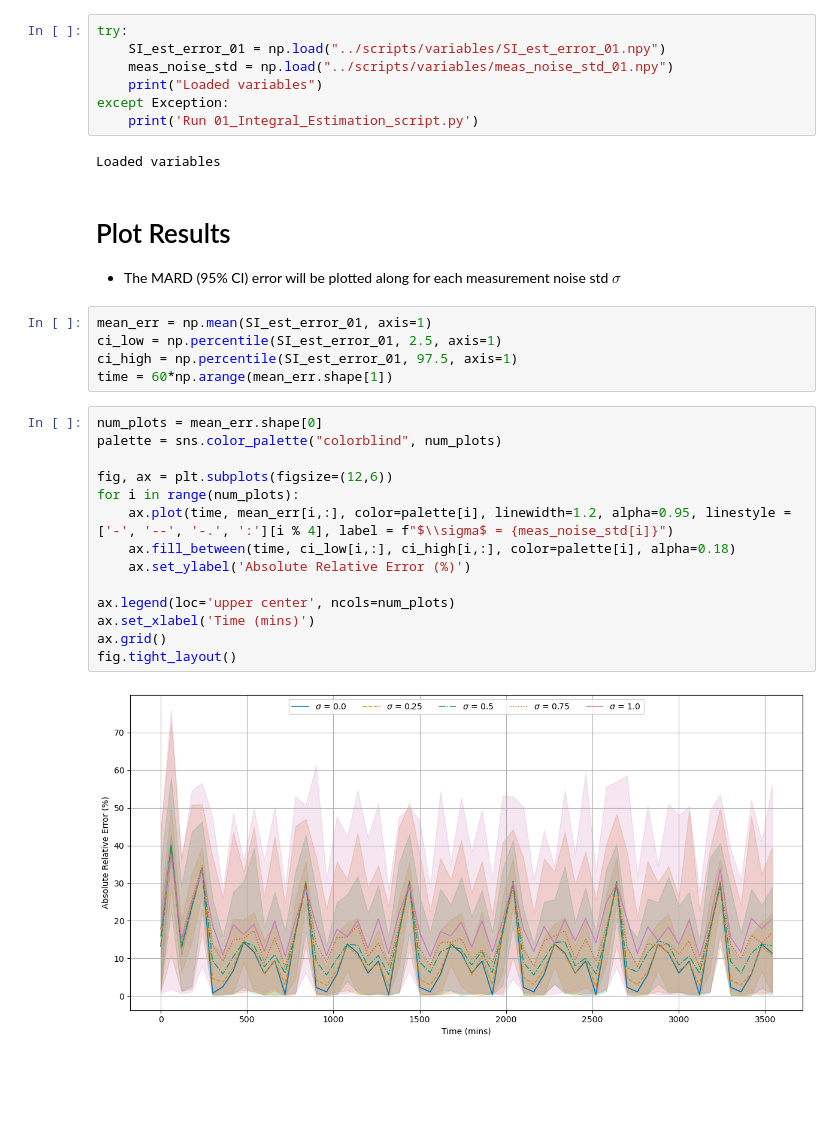
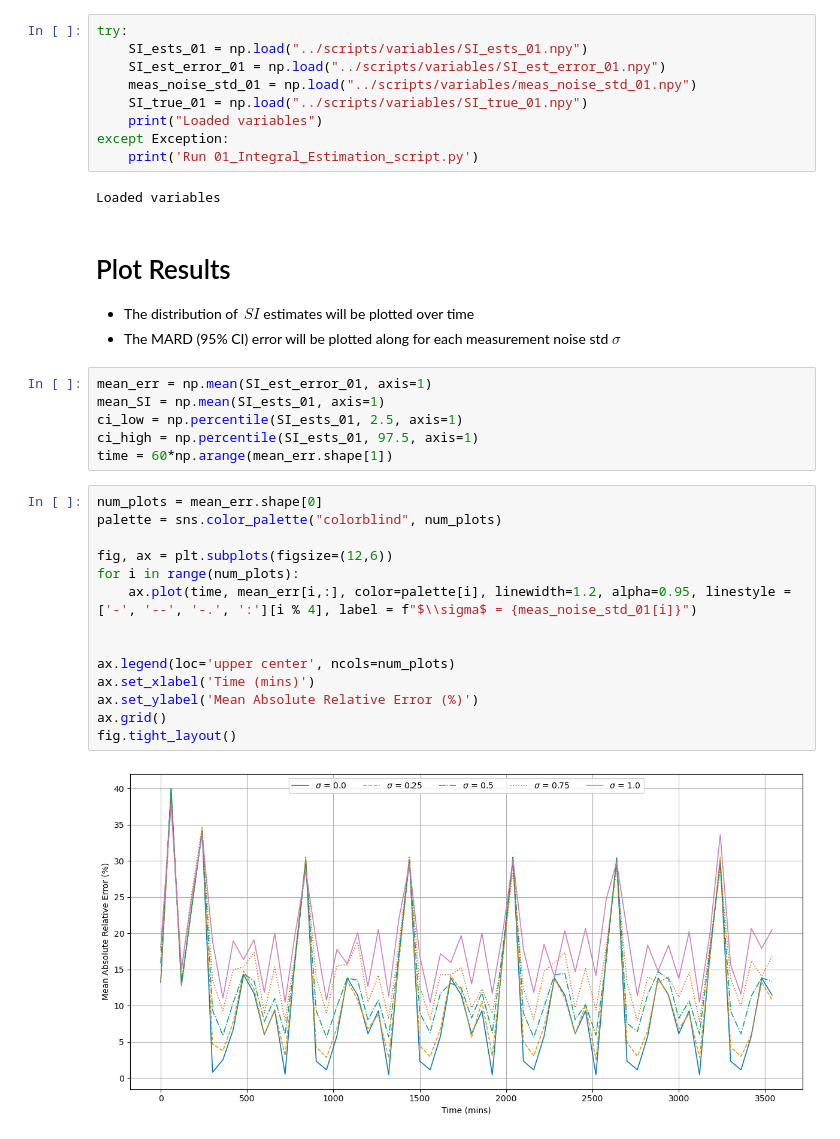
Before and after one commit to mlmulv/Thesis-Code, a Jupyter notebook: notebooks/01_Integral_Estimation.ipynb, the cells around one changed output. Saved outputs shown, nothing was run; the diff lists cells and outputs as text; blank space fills up the shorter version.

```diff
--- a/notebooks/01_Integral_Estimation.ipynb
+++ b/notebooks/01_Integral_Estimation.ipynb
@@ -32,8 +32,10 @@ The goal of this file is to demonstrate the limitations of the integral paramete
 + The Absolute Relative Difference will be used as the error metric
 # %%
 try:
+    SI_ests_01 = np.load("../scripts/variables/SI_ests_01.npy")
     SI_est_error_01 = np.load("../scripts/variables/SI_est_error_01.npy")
-    meas_noise_std = np.load("../scripts/variables/meas_noise_std_01.npy")
+    meas_noise_std_01 = np.load("../scripts/variables/meas_noise_std_01.npy")
+    SI_true_01 = np.load("../scripts/variables/SI_true_01.npy")
     print("Loaded variables")
 except Exception:
     print('Run 01_Integral_Estimation_script.py')
@@ -41,26 +43,27 @@ except Exception:
 Loaded variables
 # %% [markdown]
 # Plot Results
-
++ The distribution of $\,SI$ estimates will be plotted over time
 + The MARD (95% CI) error will be plotted along for each measurement noise std $\sigma$
 # %%
 mean_err = np.mean(SI_est_error_01, axis=1)
-ci_low = np.percentile(SI_est_error_01, 2.5, axis=1)
-ci_high = np.percentile(SI_est_error_01, 97.5, axis=1)
+mean_SI = np.mean(SI_ests_01, axis=1)
+ci_low = np.percentile(SI_ests_01, 2.5, axis=1)
+ci_high = np.percentile(SI_ests_01, 97.5, axis=1)
 time = 60*np.arange(mean_err.shape[1])
 # %%
 num_plots = mean_err.shape[0]
 palette = sns.color_palette("colorblind", num_plots)
 
 fig, ax = plt.subplots(figsize=(12,6))
 for i in range(num_plots):
-    ax.plot(time, mean_err[i,:], color=palette[i], linewidth=1.2, alpha=0.95, linestyle = ['-', '--', '-.', ':'][i % 4], label = f"$\\sigma$ = {meas_noise_std[i]}")
-    ax.fill_between(time, ci_low[i,:], ci_high[i,:], color=palette[i], alpha=0.18)
-    ax.set_ylabel('Absolute Relative Error (%)')
+    ax.plot(time, mean_err[i,:], color=palette[i], linewidth=1.2, alpha=0.95, linestyle = ['-', '--', '-.', ':'][i % 4], label = f"$\\sigma$ = {meas_noise_std_01[i]}")
+
 
 ax.legend(loc='upper center', ncols=num_plots)
 ax.set_xlabel('Time (mins)')
+ax.set_ylabel('Mean Absolute Relative Error (%)')
 ax.grid()
 fig.tight_layout()
 # %% [output]
-[figure, old version]
+[figure, new version]
```
Also changed, not shown: parts of 1 cell of this notebook, 11 other files.
